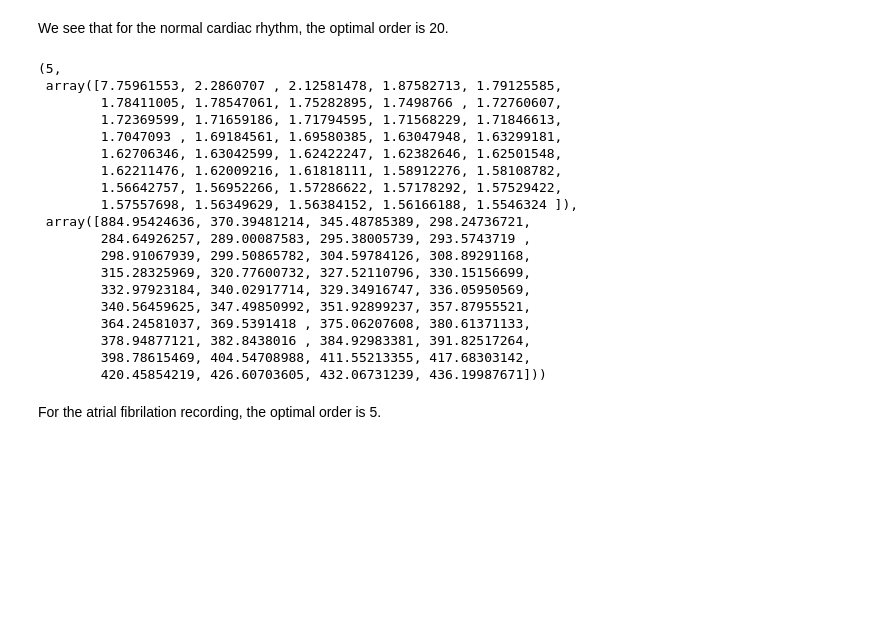
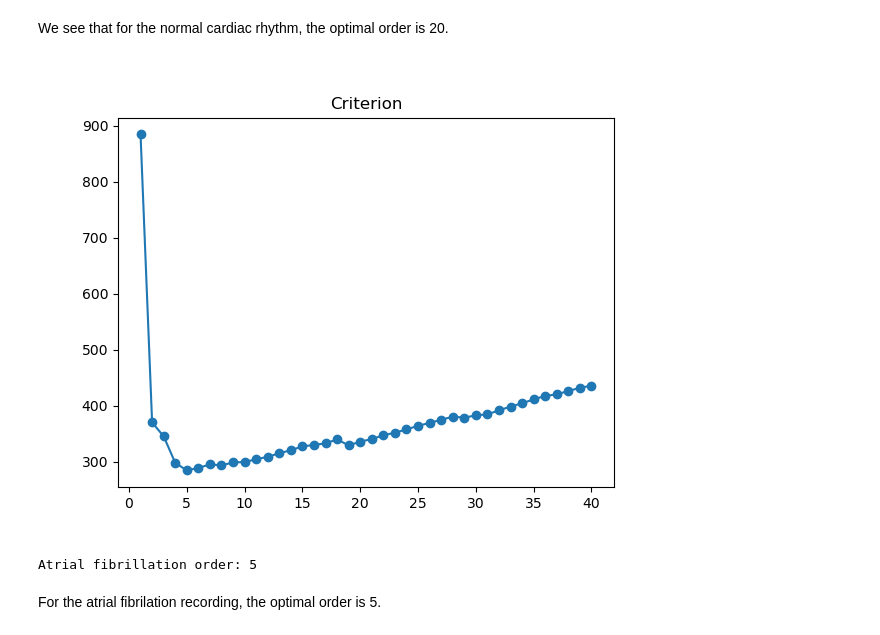
Before and after one commit to ricardo2911/labo, a Jupyter notebook: Labo_06/Lab_LinearModels2.ipynb, the cells around one changed output. Saved outputs shown, nothing was run; the diff lists cells and outputs as text; code cells hidden in the pictures; blank space fills up the shorter version.

```diff
--- a/Labo_06/Lab_LinearModels2.ipynb
+++ b/Labo_06/Lab_LinearModels2.ipynb
@@ -446,27 +431,10 @@ ar_order(ppg1, 40, Aff = 0)
 # %% [markdown]
 We see that for the normal cardiac rhythm, the optimal order is 20.
 # %%
-ar_order(ppg2, 40, Aff = 0)
+print('Atrial fibrillation order:',ar_order(ppg2, 40, Aff = 1)[0])
 # %% [output]
+[figure, added]
-(5,
- array([7.75961553, 2.2860707 , 2.12581478, 1.87582713, 1.79125585,
-        1.78411005, 1.78547061, 1.75282895, 1.7498766 , 1.72760607,
-        1.72369599, 1.71659186, 1.71794595, 1.71568229, 1.71846613,
-        1.7047093 , 1.69184561, 1.69580385, 1.63047948, 1.63299181,
-        1.62706346, 1.63042599, 1.62422247, 1.62382646, 1.62501548,
-        1.62211476, 1.62009216, 1.61818111, 1.58912276, 1.58108782,
-        1.56642757, 1.56952266, 1.57286622, 1.57178292, 1.57529422,
-        1.57557698, 1.56349629, 1.56384152, 1.56166188, 1.5546324 ]),
- array([884.95424636, 370.39481214, 345.48785389, 298.24736721,
-        284.64926257, 289.00087583, 295.38005739, 293.5743719 ,
-        298.91067939, 299.50865782, 304.59784126, 308.89291168,
-        315.28325969, 320.77600732, 327.52110796, 330.15156699,
-        332.97923184, 340.02917714, 329.34916747, 336.05950569,
-        340.56459625, 347.49850992, 351.92899237, 357.87955521,
-        364.24581037, 369.5391418 , 375.06207608, 380.61371133,
-        378.94877121, 382.8438016 , 384.92983381, 391.82517264,
-        398.78615469, 404.54708988, 411.55213355, 417.68303142,
-        420.45854219, 426.60703605, 432.06731239, 436.19987671]))
+Atrial fibrillation order: 5
 # %% [markdown]
 For the atrial fibrilation recording, the optimal order is 5.
 # %% [markdown]
```
Also changed, not shown: parts of 6 cells of this notebook.
